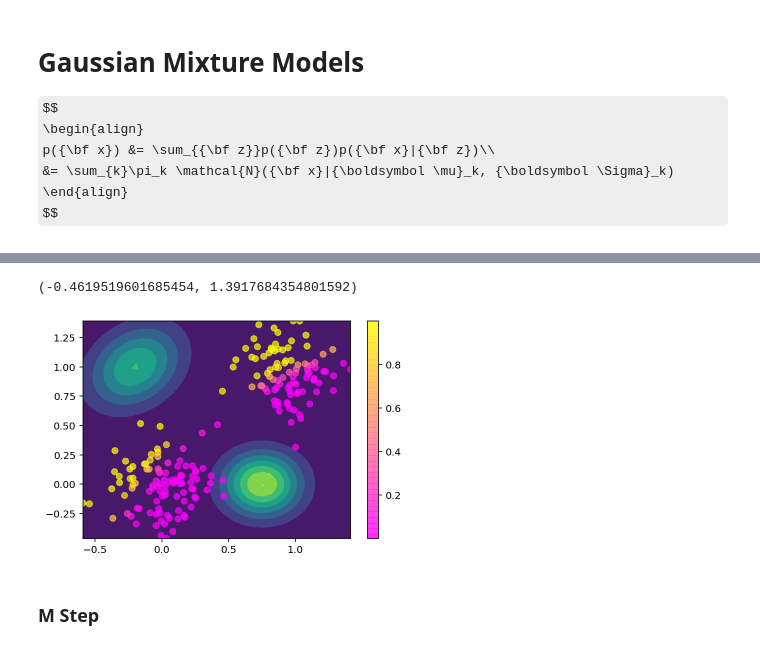
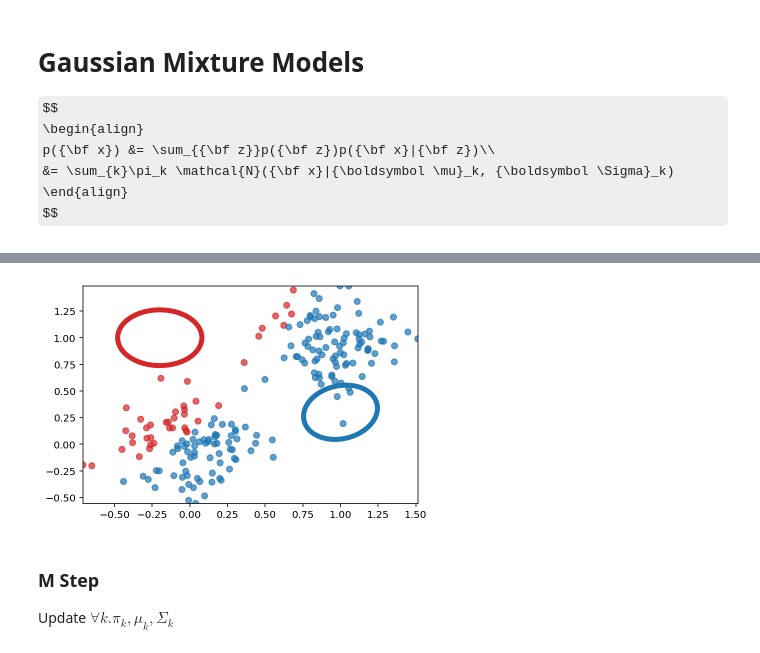
Before and after one commit to gerdm/prml, a Jupyter notebook: chapter9/gaussian-mixture-models.ipynb, the cells around one changed output, grey strips where cells are left out. Saved outputs shown, nothing was run; the diff lists cells and outputs as text; code cells hidden in the pictures; some formulas as TeX source.

```diff
--- a/chapter9/gaussian-mixture-models.ipynb
+++ b/chapter9/gaussian-mixture-models.ipynb
@@ -149,2 +140,32 @@ def responsibilities(k, pi, mu, sigma):
+# %%
+from matplotlib.colors import ListedColormap
+
+def compute_responsibilities(k, pi, mu, sigma):
+    Ns = [multivariate_normal(mean=mu_i, cov=Sigma_i) for mu_i, Sigma_i in zip(mu, sigma)]
+    def respons(x):
+        elements = [pi_i * Ni.pdf(x) for pi_i, Ni in zip(pi, Ns)]
+        return elements[k] / np.sum(elements, axis=0)
+    return respons
+
+
+def plot_mixtures(X, mu, pi, Sigma, r, step=0.01):
+    colors = ["tab:red", "tab:blue"]
+    cmap = ListedColormap(["tab:blue", "tab:red"])
+    x0, y0 = X.min(axis=0)
+    x1, y1 = X.max(axis=0)
+    xx, yy = np.mgrid[x0:x1:step, y0:y1:step]
+    zdom = np.c_[xx.ravel(), yy.ravel()]
+
+    Norms = [multivariate_normal(mean=mui, cov=Sigmai)
+             for mui, Sigmai in zip(mu, Sigma)]
+
+    for Norm, color in zip(Norms, colors):
+        density = Norm.pdf(zdom).reshape(xx.shape)
+        plt.contour(xx, yy, density, levels=1,
+                    colors=color, linewidths=5)
+
+    plt.scatter(*X.T, alpha=0.7, c=r, cmap=cmap)
+    plt.xlim(x0, x1)
+    plt.ylim(y0, y1)
 # %% [markdown]
 ### E Step
@@ -153,19 +175,15 @@ Sigma =  [Sigma1, Sigma2]
 mu = [mu1, mu2]
 pi = [pi1, pi2]
 
-r1 = responsibilities(0, pi, mu, Sigma)(X)
-r2 = responsibilities(1, pi, mu, Sigma)(X)
+r1 = compute_responsibilities(0, pi, mu, Sigma)(X)
+r2 = compute_responsibilities(1, pi, mu, Sigma)(X)
-# %%
-plt.contourf(xx, yy, density);
-plt.scatter(*X.T, alpha=0.7, c=r1, cmap="spring")
-plt.colorbar()
-plt.xlim(x0, x1)
-plt.ylim(y0, y1)
-# %% [output]
-(-0.4619519601685454, 1.3917684354801592)
-[figure, removed]
+# %%
+plot_mixtures(X, mu, pi, Sigma, r1)
+# %% [output]
+[figure, added]
 # %% [markdown]
 ### M Step
+Update $\forall k. \pi_k, \mu_k, \Sigma_k$
 # %%
 N1, N2 = r1.sum(), r2.sum()
 
```
Also changed, not shown: parts of 22 cells of this notebook.
